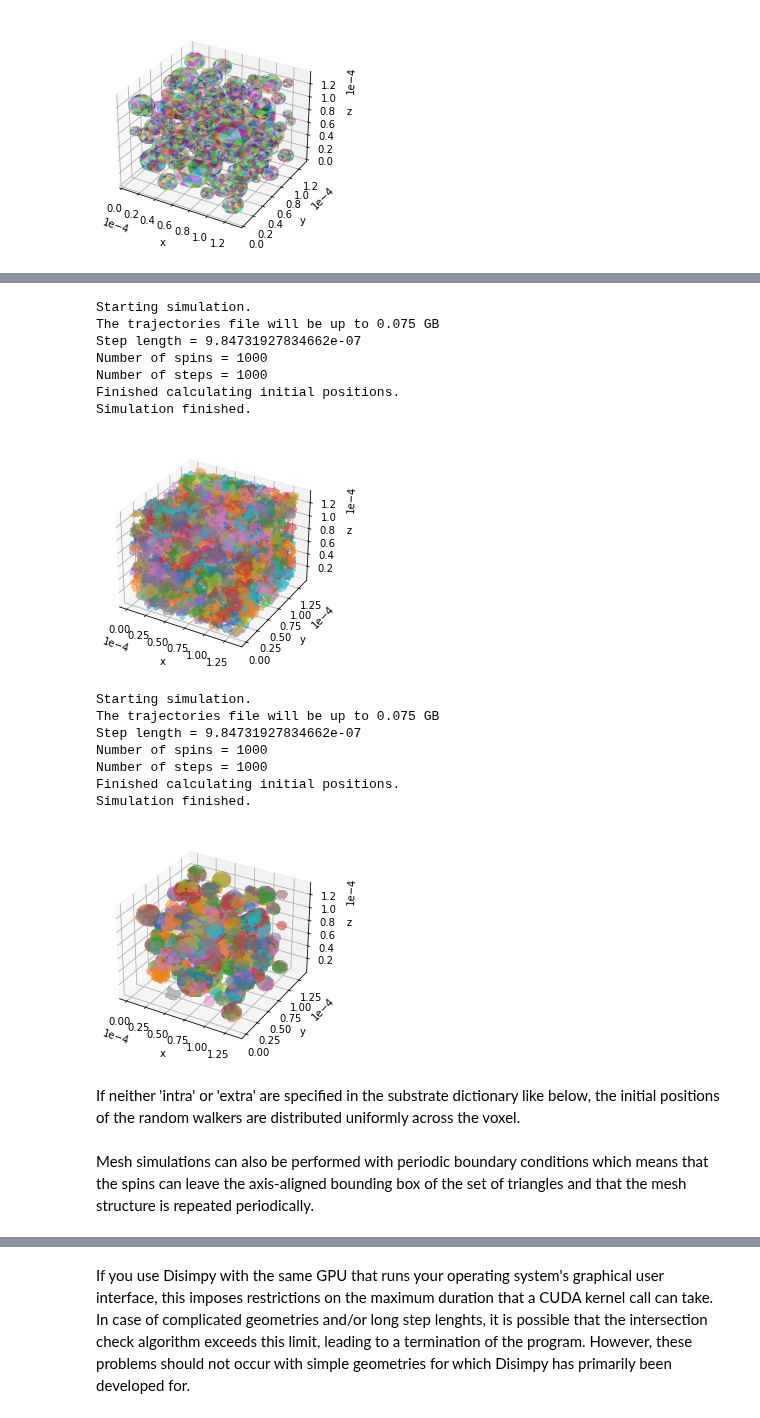
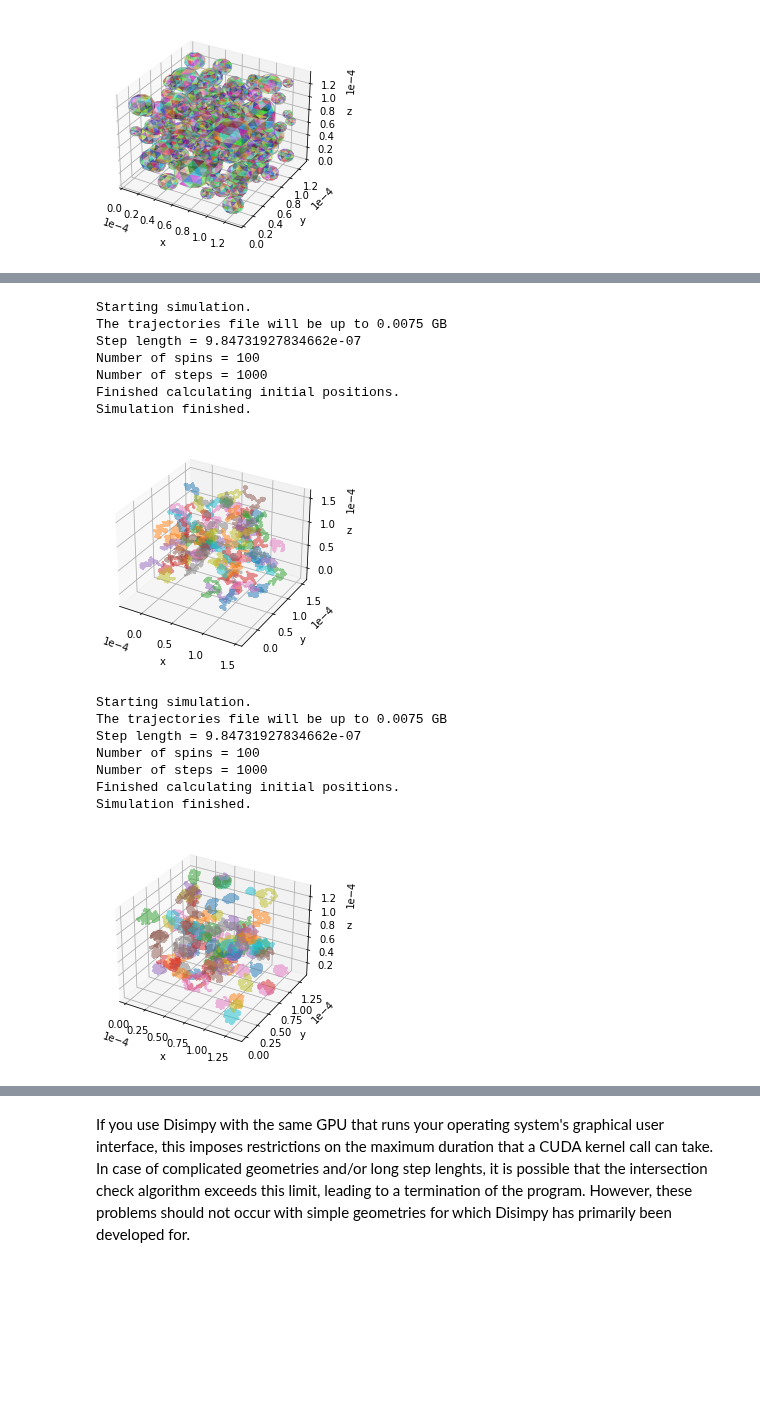
Before and after one commit to kerkelae/disimpy, a Jupyter notebook: docs/source/tutorial.ipynb, the cells around one changed output, grey strips where cells are left out. Saved outputs shown, nothing was run; the diff lists cells and outputs as text; code cells hidden in the pictures; blank space fills up the shorter version.

Commit message:
cleaned up simulation function

```diff
--- a/docs/source/tutorial.ipynb
+++ b/docs/source/tutorial.ipynb
@@ -26,24 +26,28 @@ First, we need to define a gradient array that contains the necessary informatio
 # Create a simple Stejskal-Tanner gradient waveform
 
 gradient = np.zeros((1, 100, 3))
-gradient[0, 1:10, 0] = 1
-gradient[0, 90:99, 0] = -1
+gradient[0, 1:20, 0] = 1
+gradient[0, 80:99, 0] = -1
+
+
+# Concatenate 100 gradient arrays with different b-values together
+
 bs = np.linspace(1, 3e9, 100)  # Array of b-values in SI units (s/m^2)
 gradient = np.concatenate([gradient for _ in bs], axis=0)
 
 
-# Adjust gradient magnitude and number of time points
+# Adjust the gradient magnitude and number of time points
 
 n_t = int(1e3)  # Number of time points in the simulation
 T = 80e-3  # Duration of gradient array in seconds
-dt = T / (gradient.shape[1] - 1)  # Duration of time step in gradient array
+dt = T / (gradient.shape[1] - 1)  # Duration of time step
 gradient, dt = gradients.interpolate_gradient(gradient, dt, n_t)
 gradient = gradients.set_b(gradient, dt, bs)
 
 
 # Show the gradient magnitude over time of the 50th measurement
 
-fig, ax = plt.subplots(1, figsize=(7,4))
+fig, ax = plt.subplots(1, figsize=(7, 4))
 for i in range(3):
     ax.plot(np.linspace(0, T, n_t), gradient[50, :, i])
 ax.legend(['G$_x$', 'G$_y$', 'G$_z$'])
@@ -90,11 +94,10 @@ The trajectories of the random walkers can be saved by defining the path to the
 # %%
-n_s = int(1e1)
-
+n_s = int(1e2)  # Number of random walkers
 signals = simulations.simulation(n_s, diffusivity, gradient, dt, substrate,
                                  trajectories='example_traj.txt')
 
 
-# The trajectories can be quickly visualized using the following function
+# The trajectories can be visualized using the following function
 
 utils.show_traj('example_traj.txt')
 # %% [output]
@@ -137,10 +148,7 @@ Diffusion inside arbitrary geometries can be simulated using triangular meshes.
 # %%
-# Load and visualize an example mesh from disimpy/tests
-
-mesh_path = os.path.join(os.path.dirname(meshes.__file__),
-                         'tests', 'example_mesh.ply')
+mesh_path = os.path.join(os.path.dirname(meshes.__file__), 'tests',
+                         'example_mesh.ply')
 mesh = meshes.load_mesh(mesh_path)
-
 meshes.show_mesh(mesh)  # It may take a while to render 10^4 triangles
 # %% [output]
 [figure]
@@ -147,44 +177,40 @@ meshes.show_mesh(mesh)  # It may take a while to render 10^4 triangles
 # %%
-# Define substrate dictionary, run simulation, and show trajectories
+# Periodic boundary conditions:
 
 substrate = {'type' : 'mesh',
              'mesh' : mesh,
-             'extra' : True}  # Place spins only outside the mesh
+             'periodic' : True}
 
-n_s = int(1e3)
 signals = simulations.simulation(n_s, diffusivity, gradient, dt, substrate,
                                  trajectories='example_traj.txt')
 
 utils.show_traj('example_traj.txt')
 # %% [output]
 Starting simulation.
-The trajectories file will be up to 0.075 GB
+The trajectories file will be up to 0.0075 GB
 Step length = 9.84731927834662e-07
-Number of spins = 1000
+Number of spins = 100
 Number of steps = 1000
 Finished calculating initial positions.
 Simulation finished.
-[figure, old version]
+[figure, new version]
 # %%
-# Define substrate dictionary, run simulation, and show trajectories
+# Initial positions can be restricted to be inside the surface:
 
 substrate = {'type' : 'mesh',
              'mesh' : mesh,
-             'intra' : True}  # Place spins only inside the mesh
+             'intra' : True}
 
-n_s = int(1e3)
 signals = simulations.simulation(n_s, diffusivity, gradient, dt, substrate,
                                  trajectories='example_traj.txt')
 
 utils.show_traj('example_traj.txt')
 # %% [output]
 Starting simulation.
-The trajectories file will be up to 0.075 GB
+The trajectories file will be up to 0.0075 GB
 Step length = 9.84731927834662e-07
-Number of spins = 1000
+Number of spins = 100
 Number of steps = 1000
 Finished calculating initial positions.
 Simulation finished.
-[figure, old version]
+[figure, new version]
-# %% [markdown]
-If neither 'intra' or 'extra' are specified in the substrate dictionary like below, the initial positions of the random walkers are distributed uniformly across the voxel.
@@ -194,2 +216,0 @@ substrate = {'type' : 'mesh',
-# %% [markdown]
-Mesh simulations can also be performed with periodic boundary conditions which means that the spins can leave the axis-aligned bounding box of the set of triangles and that the mesh structure is repeated periodically.
```
Also changed, not shown: parts of 29 cells of this notebook, 1 other file.
